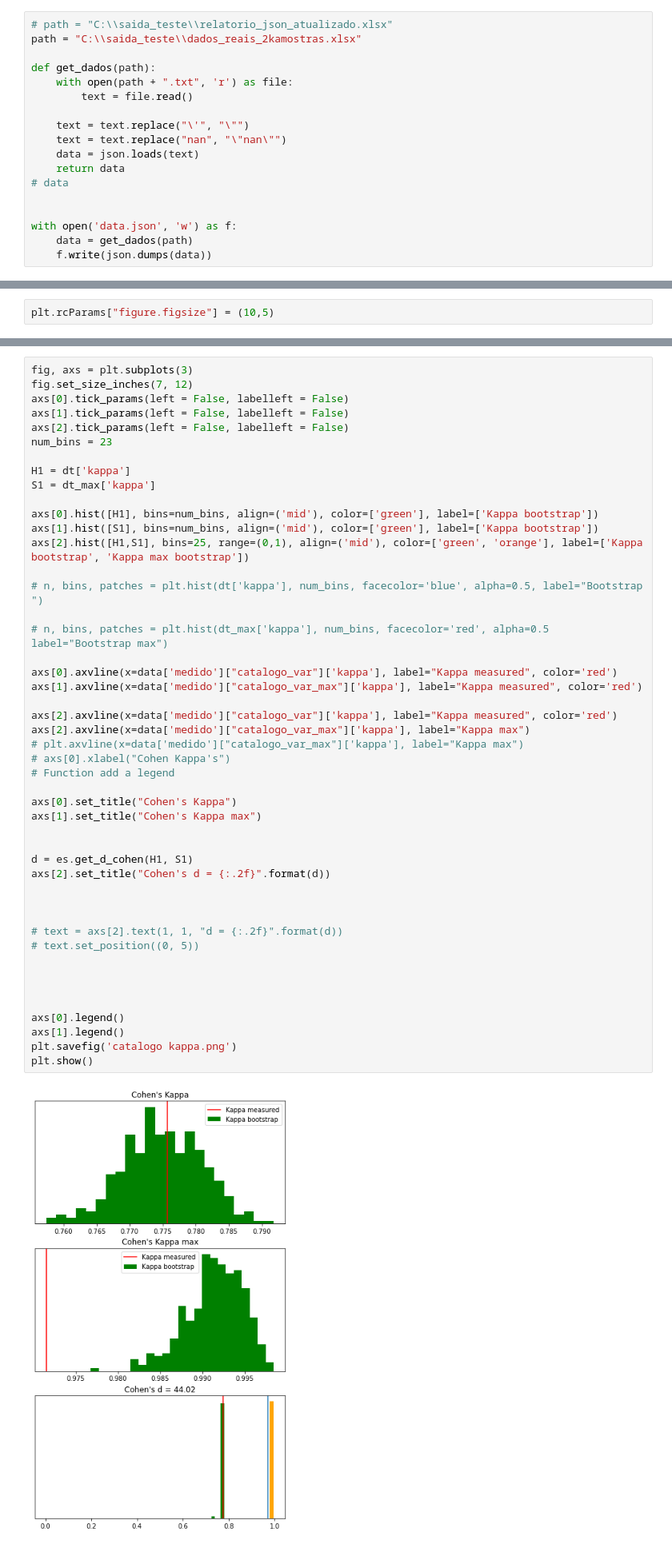
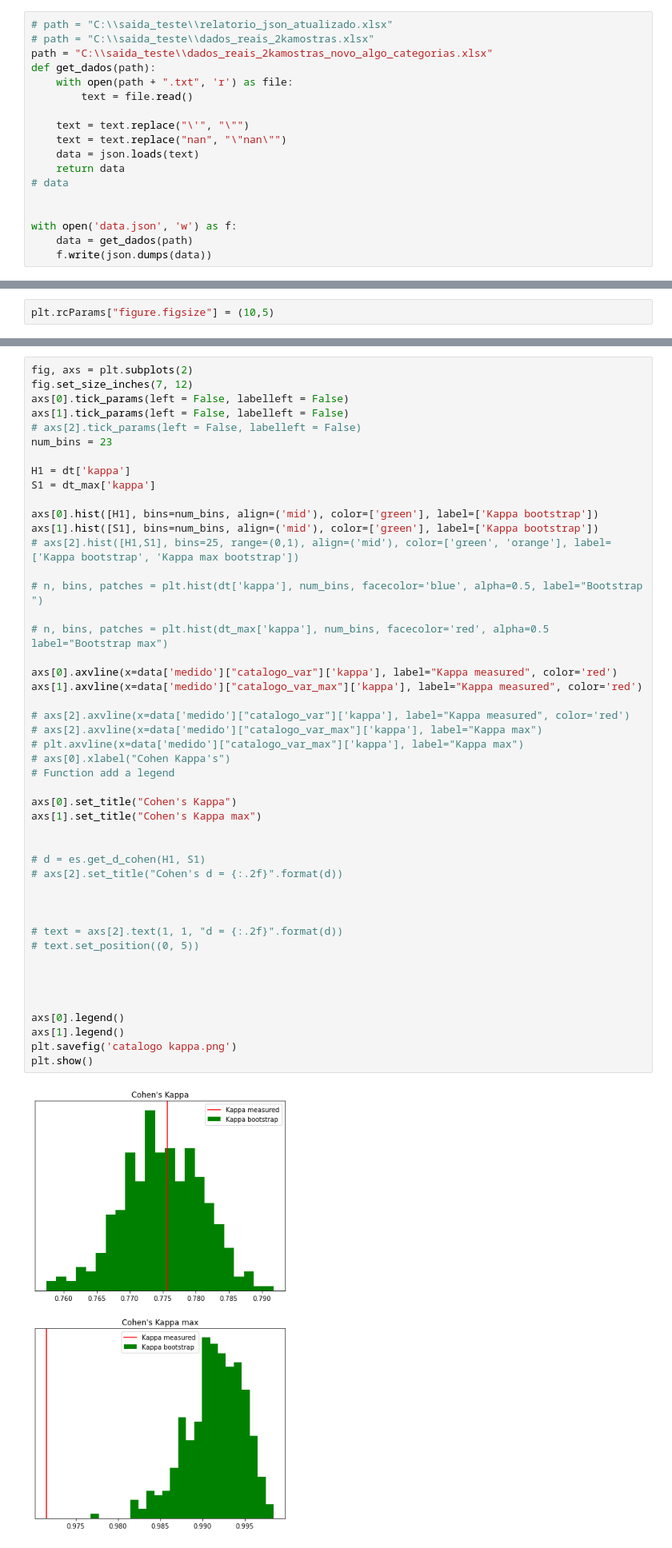
Before and after one commit to EthoWatcher/Reliability, a Jupyter notebook: Agreement/src/relatorio/gerando_imagem.ipynb, the cells around one changed output, grey strips where cells are left out. Shown at 80% size. Drawn from its saved outputs; the diff is of its cells as text.

```diff
--- a/Agreement/src/relatorio/gerando_imagem.ipynb
+++ b/Agreement/src/relatorio/gerando_imagem.ipynb
@@ -7,8 +7,8 @@ import numpy as np
 import escreve_xlsx as es
 # %%
 # path = "C:\\saida_teste\\relatorio_json_atualizado.xlsx"
-path = "C:\\saida_teste\\dados_reais_2kamostras.xlsx"
-
+# path = "C:\\saida_teste\\dados_reais_2kamostras.xlsx"
+path = "C:\\saida_teste\\dados_reais_2kamostras_novo_algo_categorias.xlsx"
 def get_dados(path):
     with open(path + ".txt", 'r') as file:
         text = file.read()
@@ -247,11 +247,11 @@ plt.show()
 # %% [output]
 [figure]
 # %%
-fig, axs = plt.subplots(3)
+fig, axs = plt.subplots(2)
 fig.set_size_inches(7, 12)
 axs[0].tick_params(left = False, labelleft = False)
 axs[1].tick_params(left = False, labelleft = False)
-axs[2].tick_params(left = False, labelleft = False)
+# axs[2].tick_params(left = False, labelleft = False)
 num_bins = 23
 
 H1 = dt['kappa']
@@ -259,42 +259,42 @@ S1 = dt_max['kappa']
 
 axs[0].hist([H1], bins=num_bins, align=('mid'), color=['green'], label=['Kappa bootstrap'])
 axs[1].hist([S1], bins=num_bins, align=('mid'), color=['green'], label=['Kappa bootstrap'])
-axs[2].hist([H1,S1], bins=25, range=(0,1), align=('mid'), color=['green', 'orange'], label=['Kappa bootstrap', 'Kappa max bootstrap'])
+# axs[2].hist([H1,S1], bins=25, range=(0,1), align=('mid'), color=['green', 'orange'], label=['Kappa bootstrap', 'Kappa max bootstrap'])
 
 # n, bins, patches = plt.hist(dt['kappa'], num_bins, facecolor='blue', alpha=0.5, label="Bootstrap ")
 
 # n, bins, patches = plt.hist(dt_max['kappa'], num_bins, facecolor='red', alpha=0.5 label="Bootstrap max")
 
 axs[0].axvline(x=data['medido']["catalogo_var"]['kappa'], label="Kappa measured", color='red')
 axs[1].axvline(x=data['medido']["catalogo_var_max"]['kappa'], label="Kappa measured", color='red')
 
-axs[2].axvline(x=data['medido']["catalogo_var"]['kappa'], label="Kappa measured", color='red')
-axs[2].axvline(x=data['medido']["catalogo_var_max"]['kappa'], label="Kappa max")
+# axs[2].axvline(x=data['medido']["catalogo_var"]['kappa'], label="Kappa measured", color='red')
+# axs[2].axvline(x=data['medido']["catalogo_var_max"]['kappa'], label="Kappa max")
 # plt.axvline(x=data['medido']["catalogo_var_max"]['kappa'], label="Kappa max")
 # axs[0].xlabel("Cohen Kappa's")
 # Function add a legend
 
 axs[0].set_title("Cohen's Kappa")
 axs[1].set_title("Cohen's Kappa max")
 
 
-d = es.get_d_cohen(H1, S1)
-axs[2].set_title("Cohen's d = {:.2f}".format(d))
+# d = es.get_d_cohen(H1, S1)
+# axs[2].set_title("Cohen's d = {:.2f}".format(d))
 
 
 
 # text = axs[2].text(1, 1, "d = {:.2f}".format(d))
 # text.set_position((0, 5))
 
 
 
 
 axs[0].legend()
 axs[1].legend()
 plt.savefig('catalogo kappa.png')
 plt.show()
 # %% [output]
-[figure, old version]
+[figure, new version]
 # %%
 data['medido']["catalogo_var_max"]['kappa']
 # %% [output]
```
Also changed, not shown: parts of 21 cells of this notebook, 8 other files.
